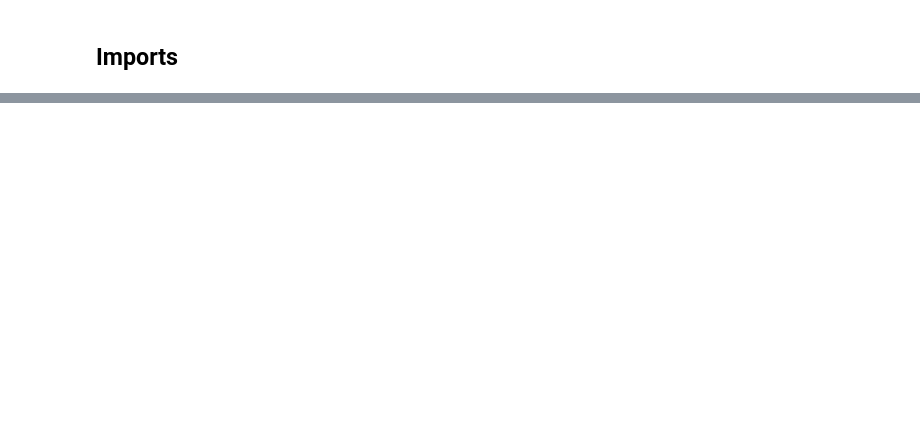
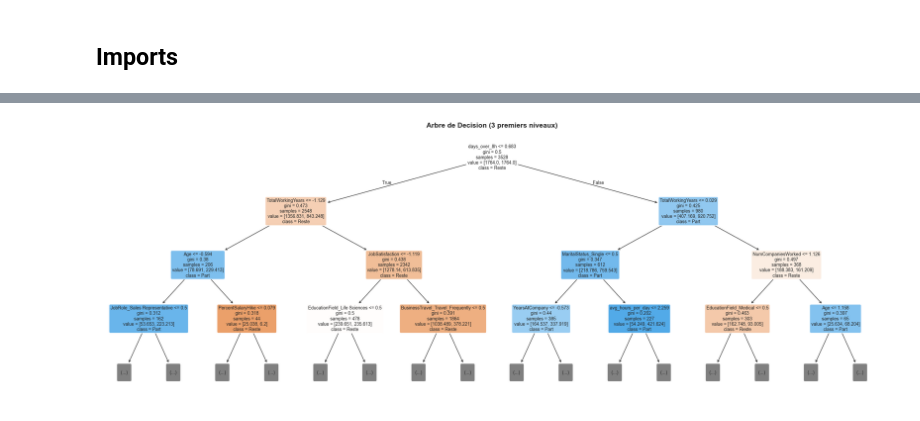
Before and after one commit to Nej-ma/A4-IA-HumanForYou, a Jupyter notebook: notebooks/03_modelisation.ipynb, the cells around one changed output, grey strips where cells are left out. Cells and saved outputs as stored; diff of their text form; code cells hidden in the pictures; blank space fills up the shorter version.

```diff
--- a/notebooks/03_modelisation.ipynb
+++ b/notebooks/03_modelisation.ipynb
@@ -364,0 +155,10 @@ Pour les autres : la régression logistique est utile comme baseline et reste in
+# %%
+fig, ax = plt.subplots(figsize=(22, 8))
+plot_tree(dt, max_depth=3, feature_names=X.columns, class_names=["Reste","Part"],
+          filled=True, rounded=True, ax=ax, fontsize=9)
+plt.title("Arbre de Decision (3 premiers niveaux)", fontsize=14, fontweight="bold")
+plt.tight_layout()
+plt.savefig("../outputs/arbre_decision_visu.png", bbox_inches="tight")
+plt.show()
+# %% [output]
+[figure, added]
```
Also changed, not shown: parts of 56 cells of this notebook, 4 other files.
